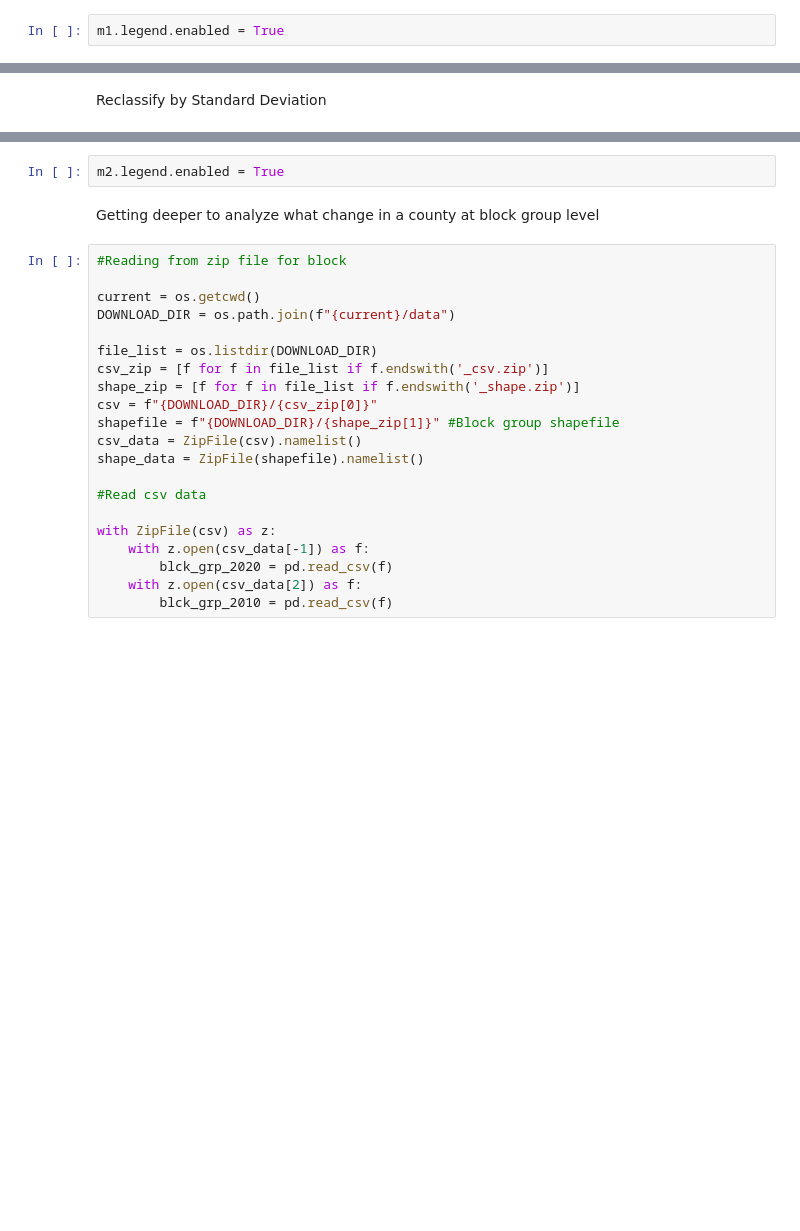
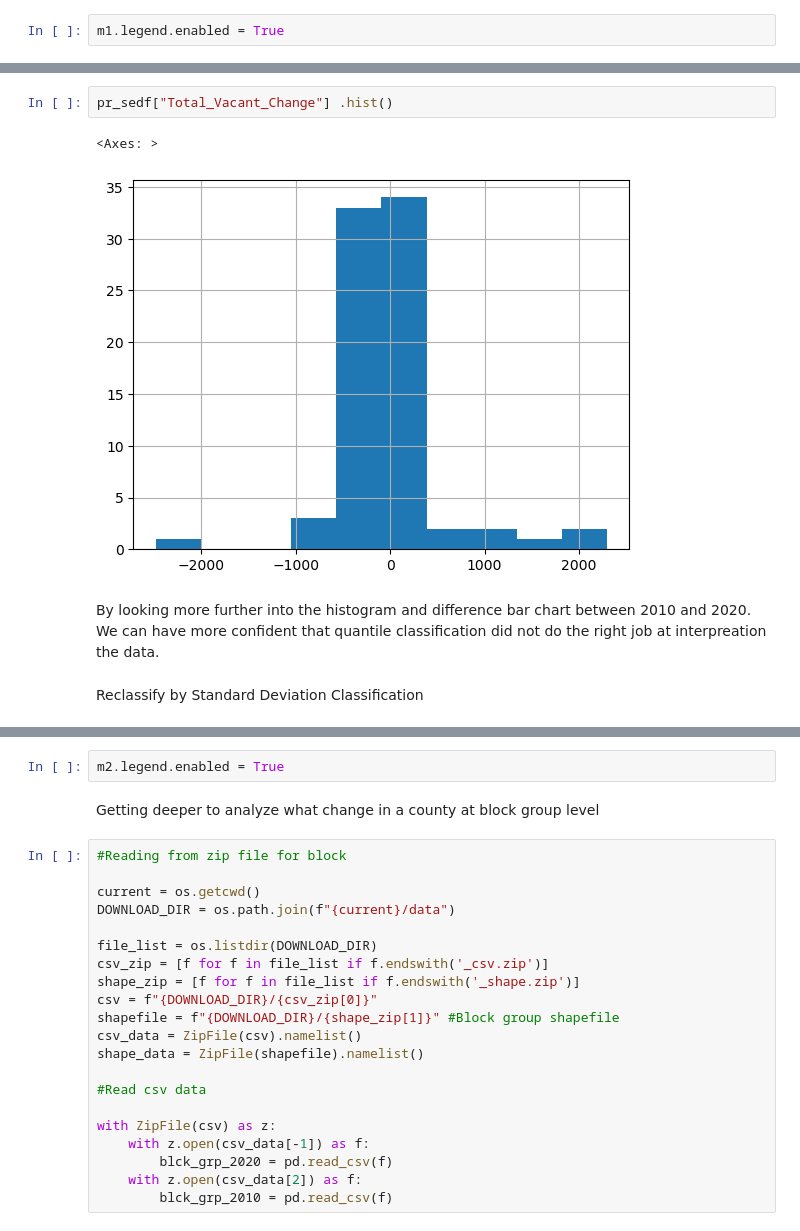
Before and after one commit to ciesin-geospatial/TOPSTSCHOOL-disasters, a Jupyter notebook: lecz_notebook/ipums_api.ipynb, the cells around one changed output, grey strips where cells are left out. Saved outputs shown, nothing was run; the diff lists cells and outputs as text; blank space fills up the shorter version.

```diff
--- a/lecz_notebook/ipums_api.ipynb
+++ b/lecz_notebook/ipums_api.ipynb
@@ -475,5 +572,12 @@ m1
+# %%
+pr_sedf["Total_Vacant_Change"] .hist()
+# %% [output]
+<Axes: >
+[figure, added]
+# %% [markdown]
+By looking more further into the histogram and difference bar chart between 2010 and 2020. We can have more confident that quantile classification did not do the right job at interpreation the data.
 # %% [markdown]
-Reclassify by Standard Deviation
+Reclassify by Standard Deviation Classification
 # %%
 #Unique Value Renderer
 
```
Also changed, not shown: parts of 26 cells of this notebook, 1 other file.
